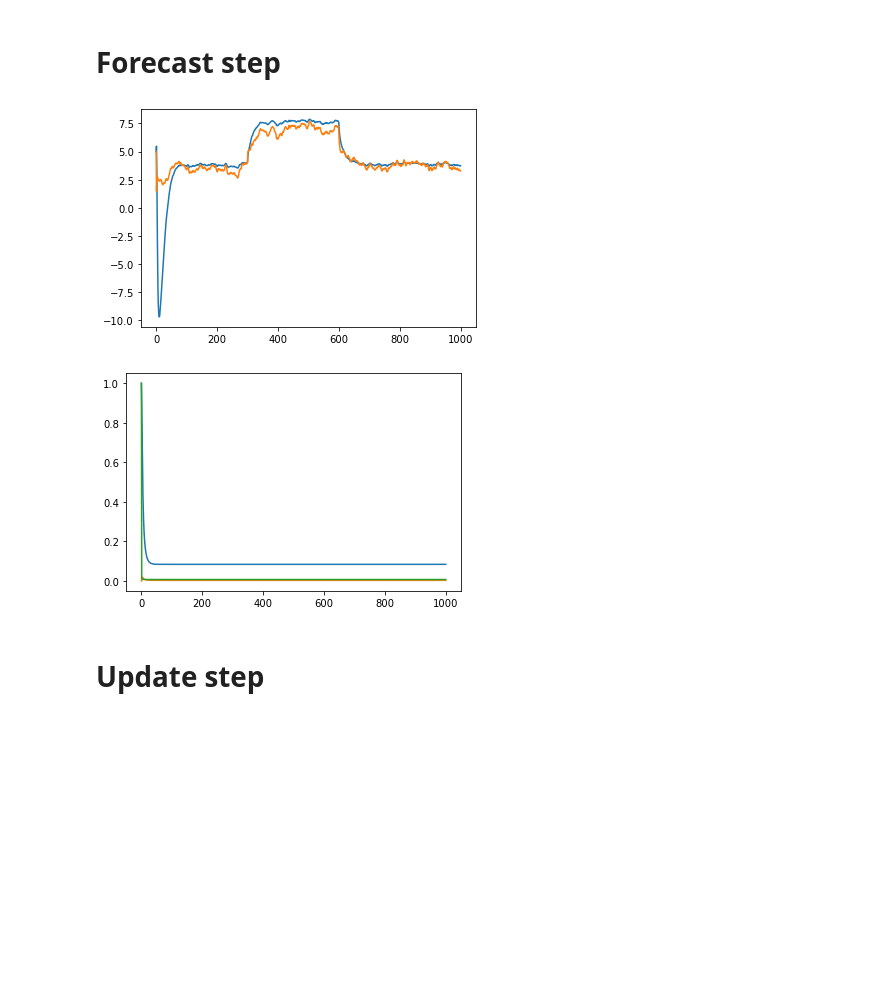
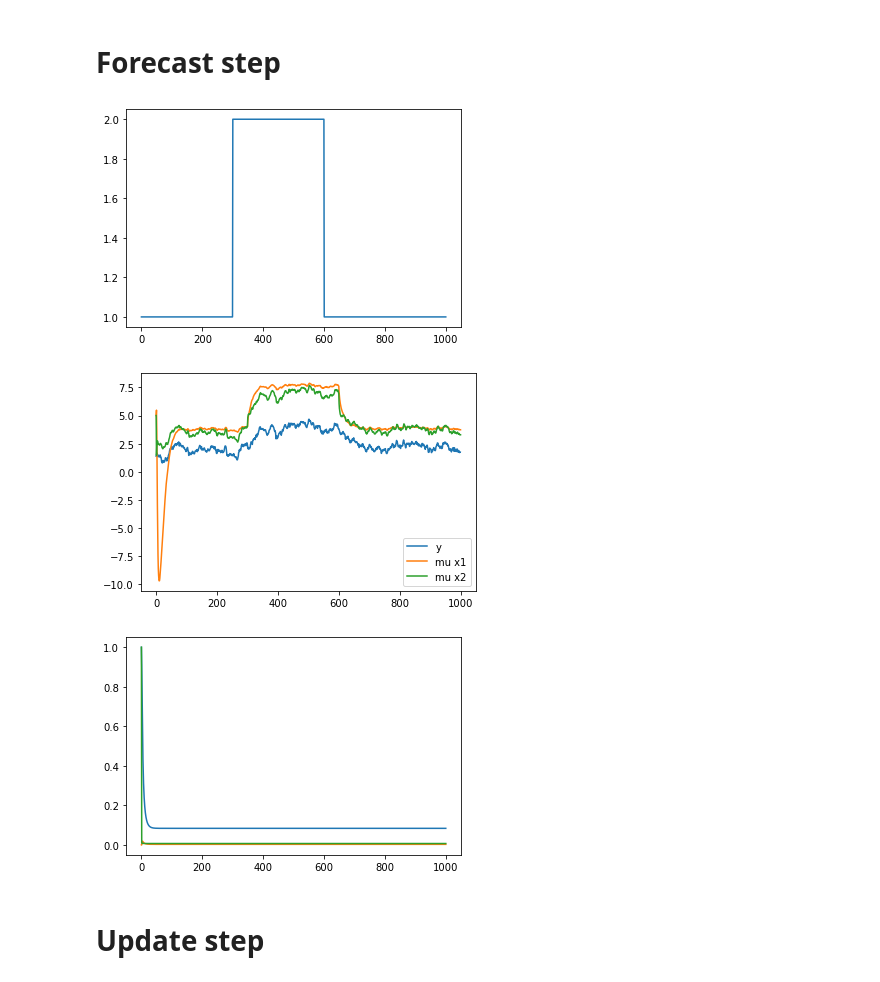
Before and after one commit to skjdbg/LINMA1731-Project-Kalman-Filter-practical-part, a Jupyter notebook: KF_linear.ipynb, the cells around one changed output. Saved outputs shown, nothing was run; the diff lists cells and outputs as text; code cells hidden in the pictures; blank space fills up the shorter version.

```diff
--- a/KF_linear.ipynb
+++ b/KF_linear.ipynb
@@ -60,17 +60,24 @@ for i in range(number_step_max):
     P.loc[i+1] = P_k_1.flatten().tolist()
 # %%
 plt.figure()
+plt.plot(u)
+plt.show()
+
+plt.figure()
+plt.plot(y)
 plt.plot(mu["mu_x1"])
 plt.plot(mu["mu_x2"])
+plt.legend(["y", "mu x1", "mu x2"])
 plt.show()
 
 plt.figure()
 plt.plot(P["x1x1"])
 plt.plot(P["x1x2"])
 plt.plot(P["x2x2"])
 plt.show()
 # %% [output]
-[figure, old version]
+[figure, new version]
-[figure, old version]
+[figure, new version]
+[figure, added]
 # %% [markdown]
 # Update step
```
Also changed, not shown: 1 other file.
